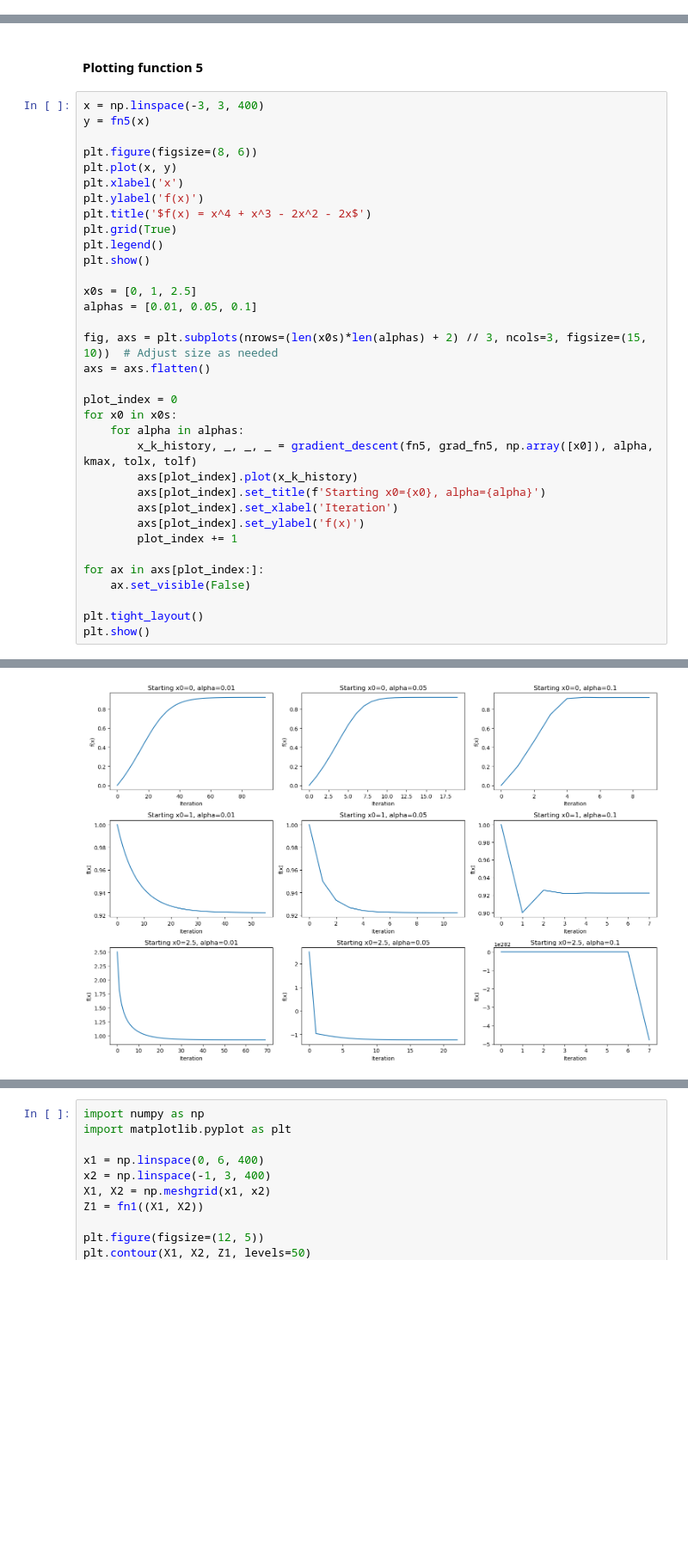
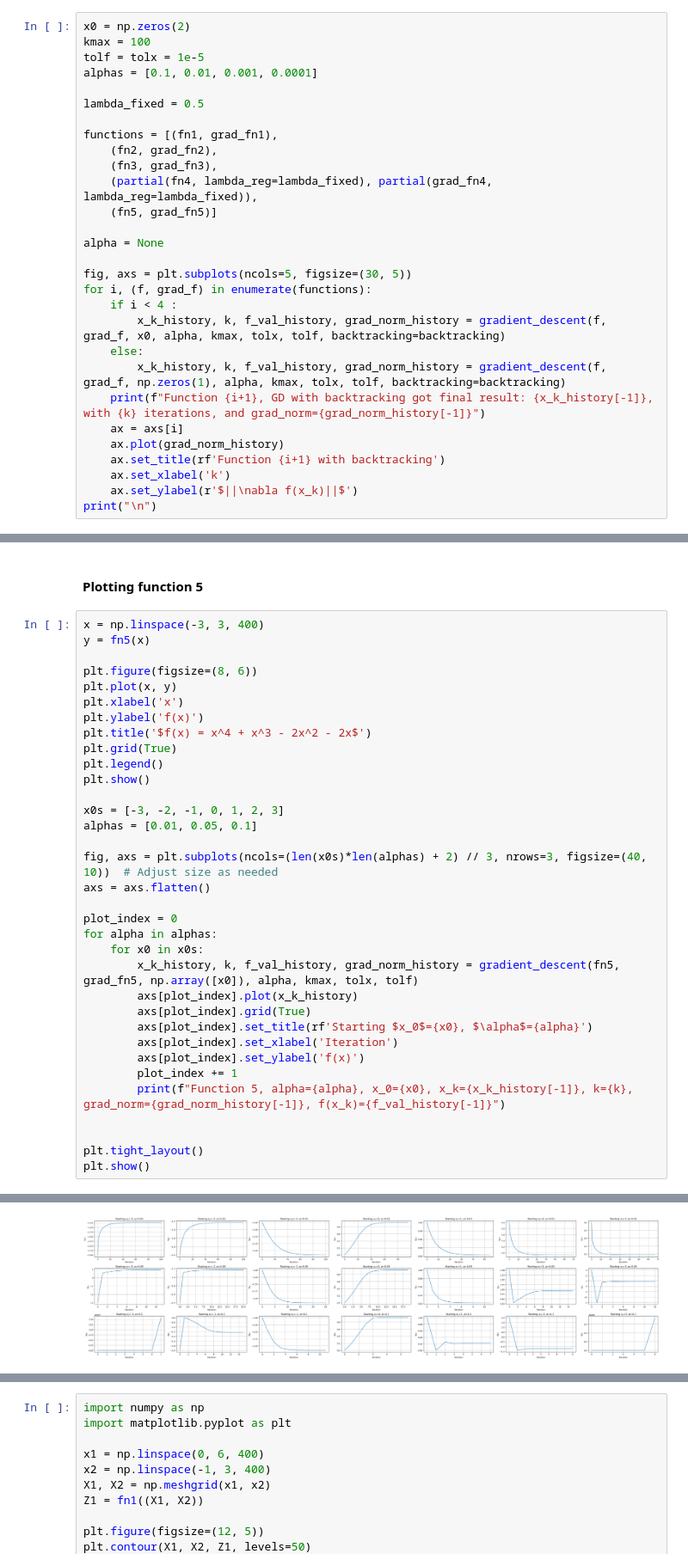
Before and after one commit to AngeloGalav/statistical-and-mathematical-methods, a Jupyter notebook: hw3/1_optimization_gd.ipynb, the cells around one changed output, grey strips where cells are left out. Shown at 86% size. Drawn from its saved outputs; the diff is of its cells as text; blank space fills up the shorter version.

Commit message:
finished hw3
long ass stupid busy work. I love plotting 10000s functions just for the fun of it.

```diff
--- a/hw3/1_optimization_gd.ipynb
+++ b/hw3/1_optimization_gd.ipynb
@@ -148,0 +181,29 @@ def plot_functions(norms, norms_bt):
+# %%
+x0 = np.zeros(2)
+kmax = 100
+tolf = tolx = 1e-5
+alphas = [0.1, 0.01, 0.001, 0.0001]
+
+lambda_fixed = 0.5
+
+functions = [(fn1, grad_fn1),
+    (fn2, grad_fn2),
+    (fn3, grad_fn3),
+    (partial(fn4, lambda_reg=lambda_fixed), partial(grad_fn4, lambda_reg=lambda_fixed)),
+    (fn5, grad_fn5)]
+
+alpha = None
+
+fig, axs = plt.subplots(ncols=5, figsize=(30, 5))
+for i, (f, grad_f) in enumerate(functions):
+    if i < 4 :
+        x_k_history, k, f_val_history, grad_norm_history = gradient_descent(f, grad_f, x0, alpha, kmax, tolx, tolf, backtracking=backtracking)
+    else:
+        x_k_history, k, f_val_history, grad_norm_history = gradient_descent(f, grad_f, np.zeros(1), alpha, kmax, tolx, tolf, backtracking=backtracking)
+    print(f"Function {i+1}, GD with backtracking got final result: {x_k_history[-1]}, with {k} iterations, and grad_norm={grad_norm_history[-1]}")
+    ax = axs[i]
+    ax.plot(grad_norm_history)
+    ax.set_title(rf'Function {i+1} with backtracking')
+    ax.set_xlabel('k')
+    ax.set_ylabel(r'$||\nabla f(x_k)||$')
+print("\n")
@@ -161,24 +410,24 @@ plt.grid(True)
 plt.legend()
 plt.show()
 
-x0s = [0, 1, 2.5]
+x0s = [-3, -2, -1, 0, 1, 2, 3]
 alphas = [0.01, 0.05, 0.1]
 
-fig, axs = plt.subplots(nrows=(len(x0s)*len(alphas) + 2) // 3, ncols=3, figsize=(15, 10))  # Adjust size as needed
+fig, axs = plt.subplots(ncols=(len(x0s)*len(alphas) + 2) // 3, nrows=3, figsize=(40, 10))  # Adjust size as needed
 axs = axs.flatten()
 
 plot_index = 0
-for x0 in x0s:
-    for alpha in alphas:
-        x_k_history, _, _, _ = gradient_descent(fn5, grad_fn5, np.array([x0]), alpha, kmax, tolx, tolf)
+for alpha in alphas:
+    for x0 in x0s:
+        x_k_history, k, f_val_history, grad_norm_history = gradient_descent(fn5, grad_fn5, np.array([x0]), alpha, kmax, tolx, tolf)
         axs[plot_index].plot(x_k_history)
-        axs[plot_index].set_title(f'Starting x0={x0}, alpha={alpha}')
+        axs[plot_index].grid(True)
+        axs[plot_index].set_title(rf'Starting $x_0$={x0}, $\alpha$={alpha}')
         axs[plot_index].set_xlabel('Iteration')
         axs[plot_index].set_ylabel('f(x)')
         plot_index += 1
+        print(f"Function 5, alpha={alpha}, x_0={x0}, x_k={x_k_history[-1]}, k={k}, grad_norm={grad_norm_history[-1]}, f(x_k)={f_val_history[-1]}")
 
-for ax in axs[plot_index:]:
-    ax.set_visible(False)
 
 plt.tight_layout()
 plt.show()
@@ -187 +453 @@ plt.show()
-[figure, old version]
+[figure, new version]
```
Also changed, not shown: parts of 26 cells of this notebook.
